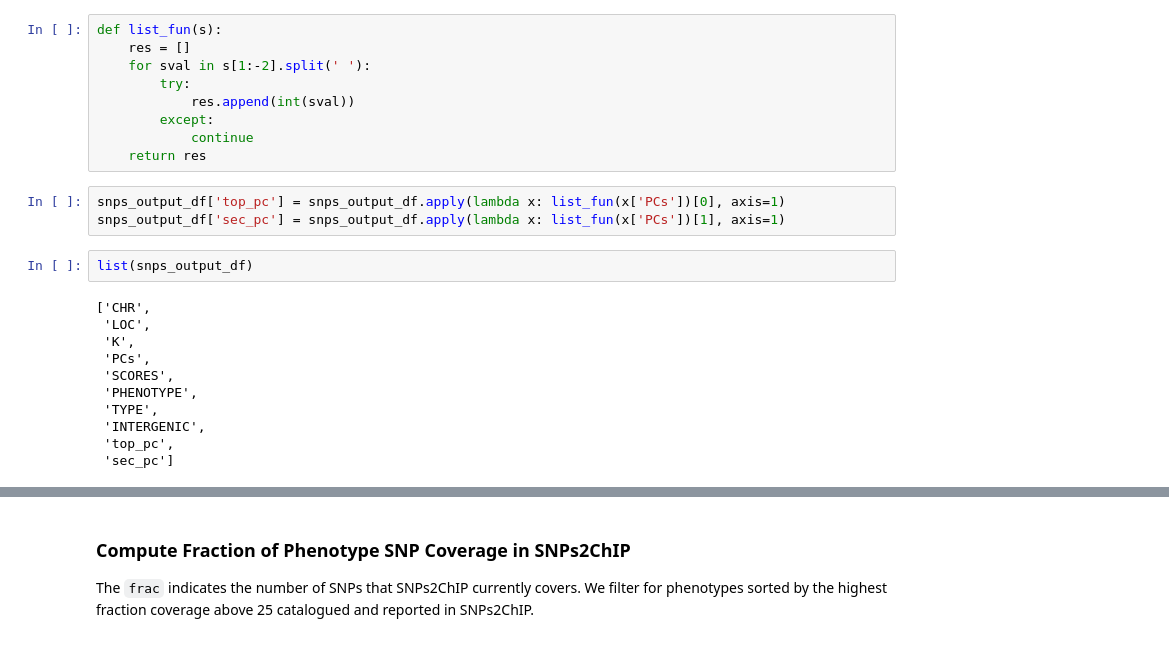
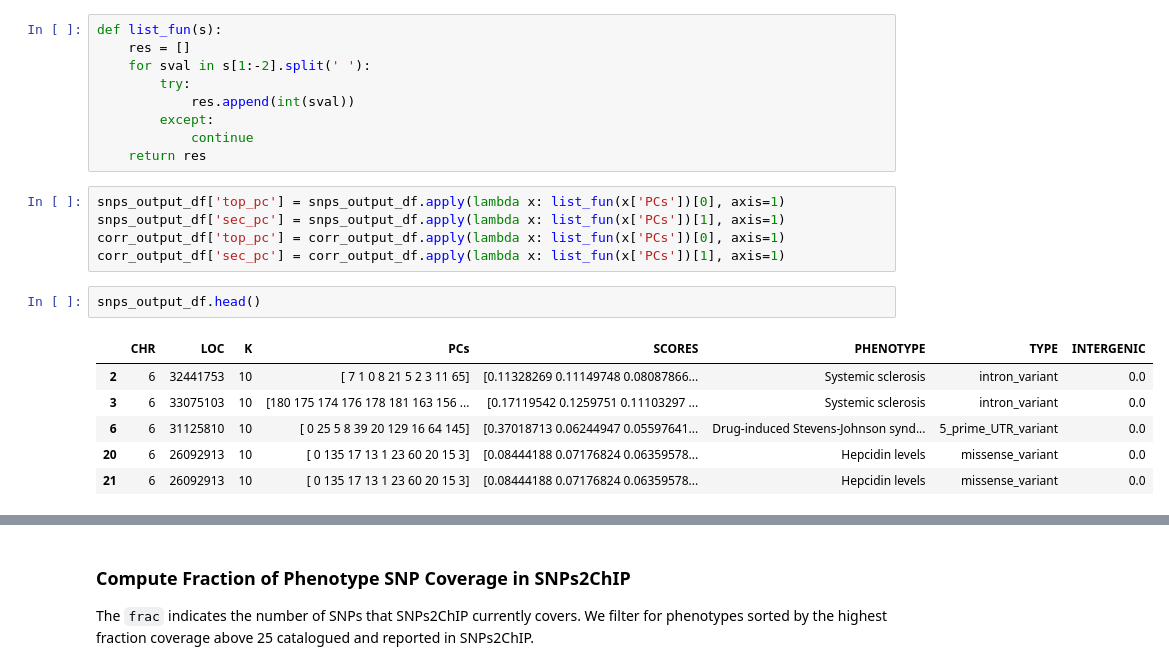
Before and after one commit to lkalesinskas/SNPs2ChIP, a Jupyter notebook: gwas/analyze_snp_results.ipynb, the cells around one changed output, grey strips where cells are left out. Drawn from its saved outputs; the diff is of its cells as text.

```diff
--- a/gwas/analyze_snp_results.ipynb
+++ b/gwas/analyze_snp_results.ipynb
@@ -53,16 +55,14 @@ def list_fun(s):
 # %%
 snps_output_df['top_pc'] = snps_output_df.apply(lambda x: list_fun(x['PCs'])[0], axis=1)
 snps_output_df['sec_pc'] = snps_output_df.apply(lambda x: list_fun(x['PCs'])[1], axis=1)
+corr_output_df['top_pc'] = corr_output_df.apply(lambda x: list_fun(x['PCs'])[0], axis=1)
+corr_output_df['sec_pc'] = corr_output_df.apply(lambda x: list_fun(x['PCs'])[1], axis=1)
-# %%
-list(snps_output_df)
-# %% [output]
-['CHR',
- 'LOC',
- 'K',
- 'PCs',
- 'SCORES',
- 'PHENOTYPE',
- 'TYPE',
- 'INTERGENIC',
- 'top_pc',
- 'sec_pc']
+# %%
+snps_output_df.head()
+# %% [output]
+|  | CHR | LOC | K | PCs | SCORES | PHENOTYPE | TYPE | INTERGENIC |
+| 2 | 6 | 32441753 | 10 | [ 7 1 0 8 21 5 2 3 11 65] | [0.11328269 0.11149748 0.08087866... | Systemic sclerosis | intron_variant | 0.0 |
+| 3 | 6 | 33075103 | 10 | [180 175 174 176 178 181 163 156 ... | [0.17119542 0.1259751 0.11103297 ... | Systemic sclerosis | intron_variant | 0.0 |
+| 6 | 6 | 31125810 | 10 | [ 0 25 5 8 39 20 129 16 64 145] | [0.37018713 0.06244947 0.05597641... | Drug-induced Stevens-Johnson synd... | 5_prime_UTR_variant | 0.0 |
+| 20 | 6 | 26092913 | 10 | [ 0 135 17 13 1 23 60 20 15 3] | [0.08444188 0.07176824 0.06359578... | Hepcidin levels | missense_variant | 0.0 |
+| 21 | 6 | 26092913 | 10 | [ 0 135 17 13 1 23 60 20 15 3] | [0.08444188 0.07176824 0.06359578... | Hepcidin levels | missense_variant | 0.0 |
```
Also changed, not shown: parts of 13 cells of this notebook, 2 other files.
